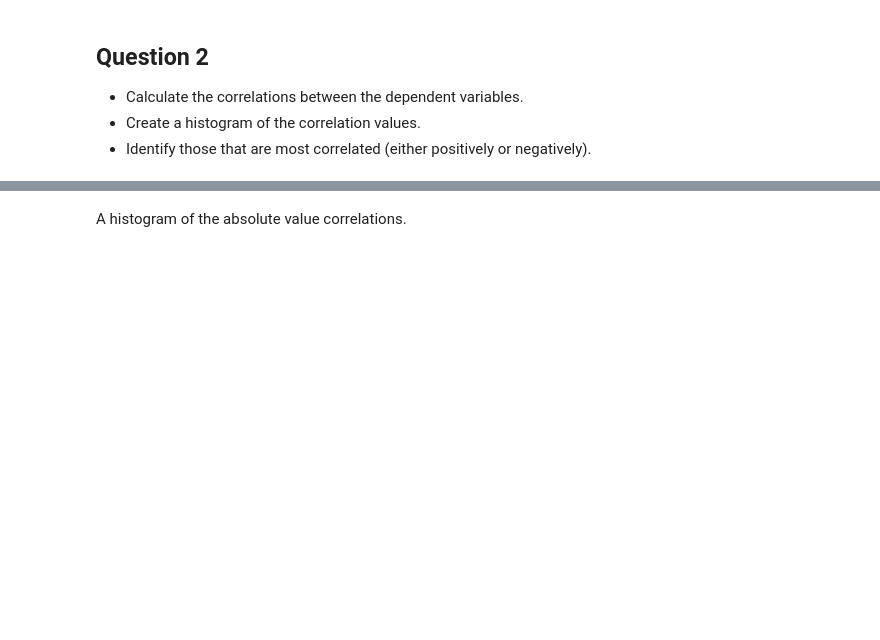
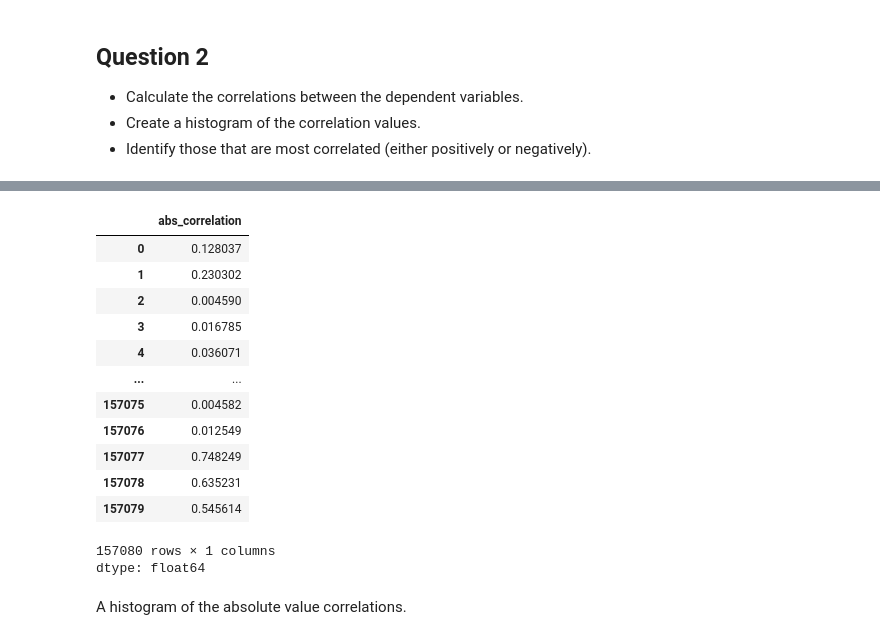
Before and after one commit to higgsboson909/AI_ML, a Jupyter notebook: week7/03a-LAB-Logistic-Regression-Error-Metrics-v2.ipynb, the cells around one changed output, grey strips where cells are left out. Cells and saved outputs as stored; diff of their text form; code cells hidden in the pictures; blank space fills up the shorter version.

```diff
--- a/week7/03a-LAB-Logistic-Regression-Error-Metrics-v2.ipynb
+++ b/week7/03a-LAB-Logistic-Regression-Error-Metrics-v2.ipynb
@@ -229,3 +264,20 @@ corr_values['abs_correlation'] = corr_values.correlation.abs()
+# %%
+corr_values.abs_correlation
+# %% [output]
+|  | abs_correlation |
+| 0 | 0.128037 |
+| 1 | 0.230302 |
+| 2 | 0.004590 |
+| 3 | 0.016785 |
+| 4 | 0.036071 |
+| ... | ... |
+| 157075 | 0.004582 |
+| 157076 | 0.012549 |
+| 157077 | 0.748249 |
+| 157078 | 0.635231 |
+| 157079 | 0.545614 |
+157080 rows × 1 columns
+dtype: float64
 # %% [markdown]
 A histogram of the absolute value correlations.
 # %%
```
Also changed, not shown: parts of 7 cells of this notebook.
